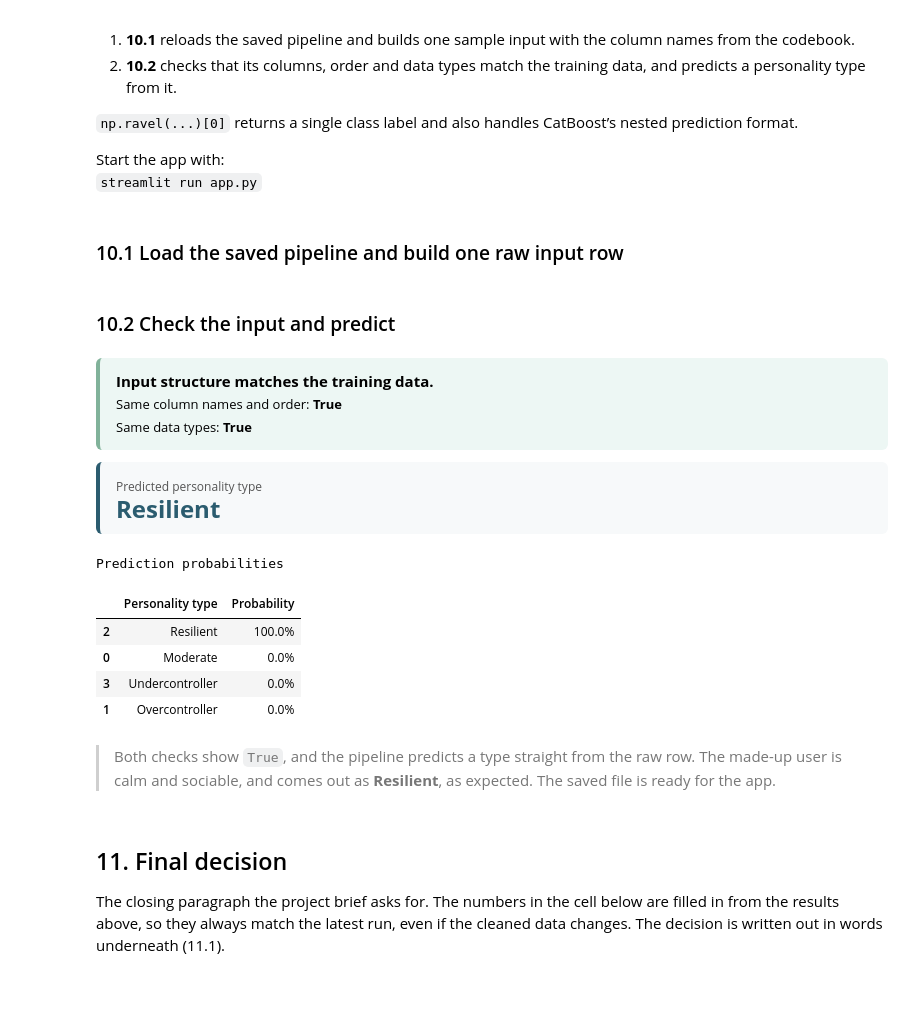
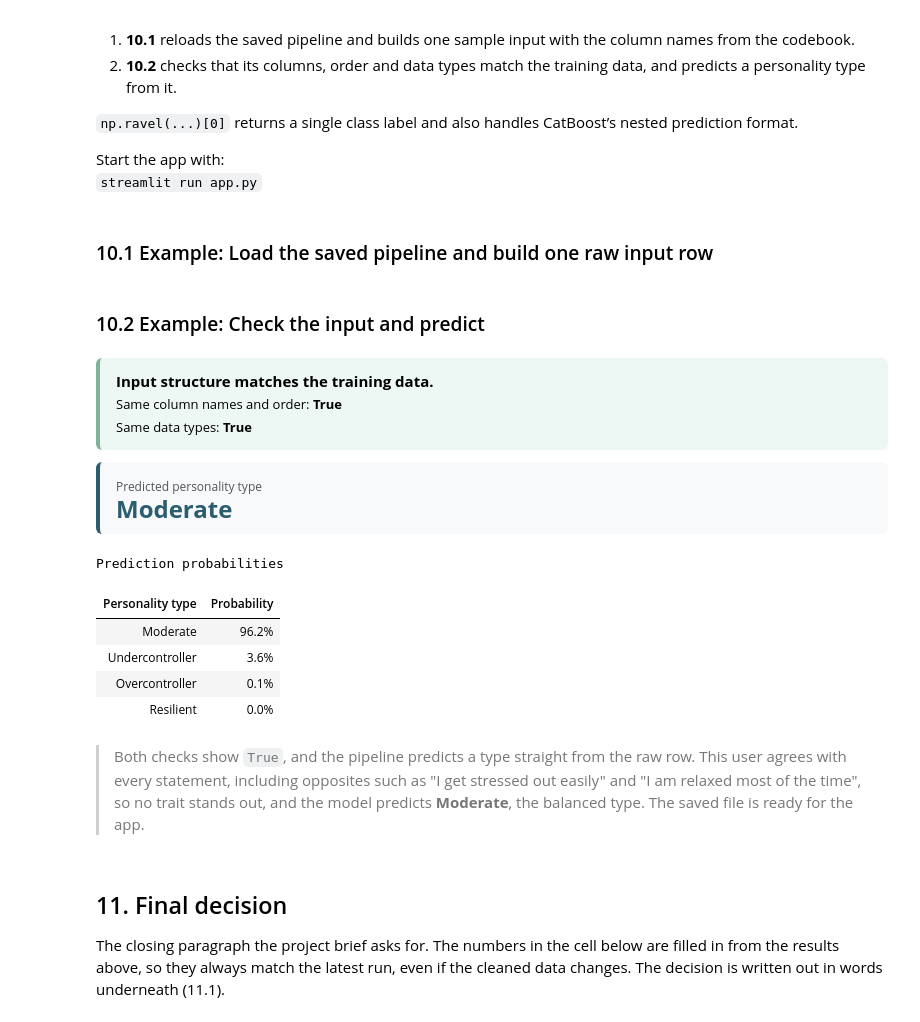
Before and after one commit to MaWeDu/big-five-personality, a Jupyter notebook: modeling.ipynb, the cells around one changed output. Saved outputs shown, nothing was run; the diff lists cells and outputs as text; code cells hidden in the pictures; blank space fills up the shorter version.

```diff
--- a/modeling.ipynb
+++ b/modeling.ipynb
@@ -1131,7 +1500,7 @@ hyperopt_runs = [
     for run in temp_hyper_runs
 ]
 all_runs = pd.DataFrame(
-    result_rows(temp_runs, "none")
+    result_rows(base_results, "none")
     + result_rows(grid_runs, "grid search")
     + result_rows(hyperopt_runs, "hyperopt")
 )
@@ -1472,39 +1841,39 @@ The cells below recreate the app workflow:
 Start the app with:<br>
 `streamlit run app.py`
 # %% [markdown]
-### 10.1 Load the saved pipeline and build one raw input row
+### 10.1 Example: Load the saved pipeline and build one raw input row
 # %%
 loaded_pipeline = joblib.load(model_path)
 
-# One made-up user: a calm, sociable person
+# One made-up user, aged 15, who answers 5 (Agree) to every statement
 # Keys = column names from the codebook, in the same order as the training data
 # Scale for the 19 statements: 1 = Disagree, 2 = Slightly Disagree, 3 = Neutral, 4 = Slightly Agree, 5 = Agree
 user_answers = {
-    "N6":  1,            # I get upset easily.
-    "N8":  1,            # I have frequent mood swings.
-    "N7":  2,            # I change my mood a lot.
-    "N1":  2,            # I get stressed out easily.
-    "N9":  2,            # I get irritated easily.
-    "N10": 1,            # I often feel blue.
-    "N3":  2,            # I worry about things.
-    "N5":  1,            # I am easily disturbed.
+    "N6":  5,            # I get upset easily.
+    "N8":  5,            # I have frequent mood swings.
+    "N7":  5,            # I change my mood a lot.
+    "N1":  5,            # I get stressed out easily.
+    "N9":  5,            # I get irritated easily.
+    "N10": 5,            # I often feel blue.
+    "N3":  5,            # I worry about things.
+    "N5":  5,            # I am easily disturbed.
     "E3":  5,            # I feel comfortable around people.
-    "N2":  4,            # I am relaxed most of the time.
-    "E5":  4,            # I start conversations.
-    "N4":  4,            # I seldom feel blue.
-    "E7":  4,            # I talk to a lot of different people at parties.
-    "E4":  2,            # I keep in the background.
-    "age": 29,           # age in years
-    "C4":  2,            # I make a mess of things.
-    "E1":  3,            # I am the life of the party.
+    "N2":  5,            # I am relaxed most of the time.
+    "E5":  5,            # I start conversations.
+    "N4":  5,            # I seldom feel blue.
+    "E7":  5,            # I talk to a lot of different people at parties.
+    "E4":  5,            # I keep in the background.
+    "age": 15,           # age in years
+    "C4":  5,            # I make a mess of things.
+    "E1":  5,            # I am the life of the party.
     "A4":  5,            # I sympathize with others' feelings.
-    "E10": 2,            # I am quiet around strangers.
-    "E9":  4,            # I don't mind being the center of attention.
-    "gender": "Female",  # 'Male', 'Female' or 'Other'
+    "E10": 5,            # I am quiet around strangers.
+    "E9":  5,            # I don't mind being the center of attention.
+    "gender": "Male",  # 'Male', 'Female' or 'Other'
     "hand":   "Right",   # 'Right', 'Left' or 'Both'
 }
 # %% [markdown]
-### 10.2 Check the input and predict
+### 10.2 Example: Check the input and predict
 # %%
 input_df = pd.DataFrame([user_answers])
 
@@ -1546,6 +1915,7 @@ probability_df = pd.DataFrame({
 
 display(
     probability_df.style
+    .hide(axis="index")
     .format({"Probability": "{:.1%}"})
     .bar(subset=["Probability"], color=THEME["success_border"], vmin=0, vmax=1)
     .set_caption("Prediction probabilities")
@@ -1555,42 +1925,42 @@ display(
             "props": [
                 ("caption-side", "top"),
                 ("font-size", "16px"),
                 ("font-weight", "700"),
                 ("color", THEME["primary"]),
                 ("text-align", "left"),
                 ("padding-bottom", "8px"),
             ],
         },
         {
             "selector": "th",
             "props": [
                 ("background-color", THEME["success_bg"]),
                 ("color", THEME["primary"]),
                 ("text-align", "left"),
                 ("padding", "8px 12px"),
             ],
         },
         {
             "selector": "td",
             "props": [("padding", "8px 12px")],
         },
     ])
 )
 # %% [output]
 Input structure matches the training data.
 Same column names and order: True
 Same data types: True
 Predicted personality type
-Resilient
+Moderate
 Prediction probabilities
-|  | Personality type | Probability |
-| 2 | Resilient | 100.0% |
-| 0 | Moderate | 0.0% |
-| 3 | Undercontroller | 0.0% |
-| 1 | Overcontroller | 0.0% |
+| Personality type | Probability |
+| Moderate | 96.2% |
+| Undercontroller | 3.6% |
+| Overcontroller | 0.1% |
+| Resilient | 0.0% |
 # %% [markdown]
 > Both checks show `True`, and the pipeline predicts a type straight from the raw row.
-> The made-up user is calm and sociable, and comes out as **Resilient**, as expected.
+> This user agrees with every statement, including opposites such as "I get stressed out easily" and "I am relaxed most of the time", so no trait stands out, and the model predicts **Moderate**, the balanced type.
 > The saved file is ready for the app.
 # %% [markdown]
 ## 11. Final decision
```
Also changed, not shown: parts of 16 cells of this notebook, 9 other files.
